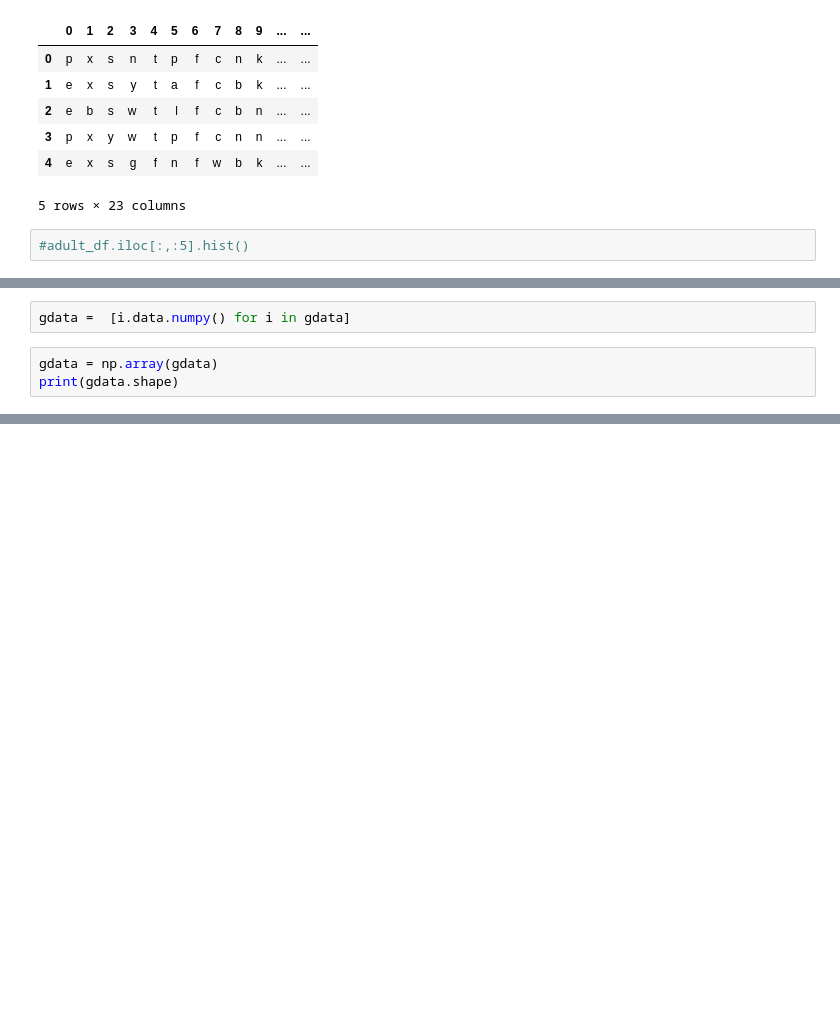
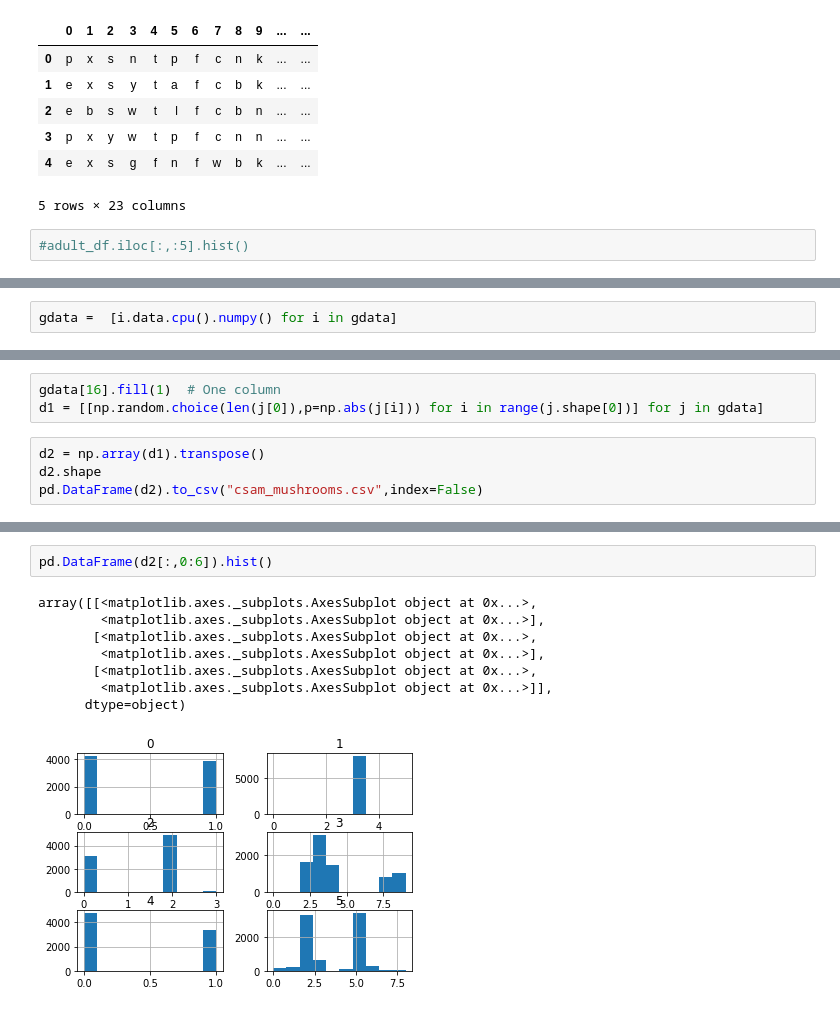
Before and after one commit to Didayolo/medi-chal, a Jupyter notebook: notebooks/csam_generator.ipynb, the cells around one changed output, grey strips where cells are left out. Cells and saved outputs as stored; diff of their text form; blank space fills up the shorter version.

Commit message:
Ran CSAM notebook

```diff
--- a/notebooks/csam_generator.ipynb
+++ b/notebooks/csam_generator.ipynb
@@ -43,5 +79,2 @@ gdata = sam.generate(iris_df)
 # %%
-gdata =  [i.data.numpy() for i in gdata]
+gdata =  [i.data.cpu().numpy() for i in gdata]
-# %%
-gdata = np.array(gdata)
-print(gdata.shape)
@@ -49,0 +81,7 @@ print(gdata.shape)
+# %%
+gdata[16].fill(1)  # One column
+d1 = [[np.random.choice(len(j[0]),p=np.abs(j[i])) for i in range(j.shape[0])] for j in gdata]
+# %%
+d2 = np.array(d1).transpose()
+d2.shape
+pd.DataFrame(d2).to_csv("csam_mushrooms.csv",index=False)
@@ -49,0 +143,11 @@ print(gdata.shape)
+# %%
+pd.DataFrame(d2[:,0:6]).hist()
+# %% [output]
+array([[<matplotlib.axes._subplots.AxesSubplot object at 0x...>,
+        <matplotlib.axes._subplots.AxesSubplot object at 0x...>],
+       [<matplotlib.axes._subplots.AxesSubplot object at 0x...>,
+        <matplotlib.axes._subplots.AxesSubplot object at 0x...>],
+       [<matplotlib.axes._subplots.AxesSubplot object at 0x...>,
+        <matplotlib.axes._subplots.AxesSubplot object at 0x...>]],
+      dtype=object)
+[figure, added]
```
Also changed, not shown: parts of 8 cells of this notebook, 1 other file.
